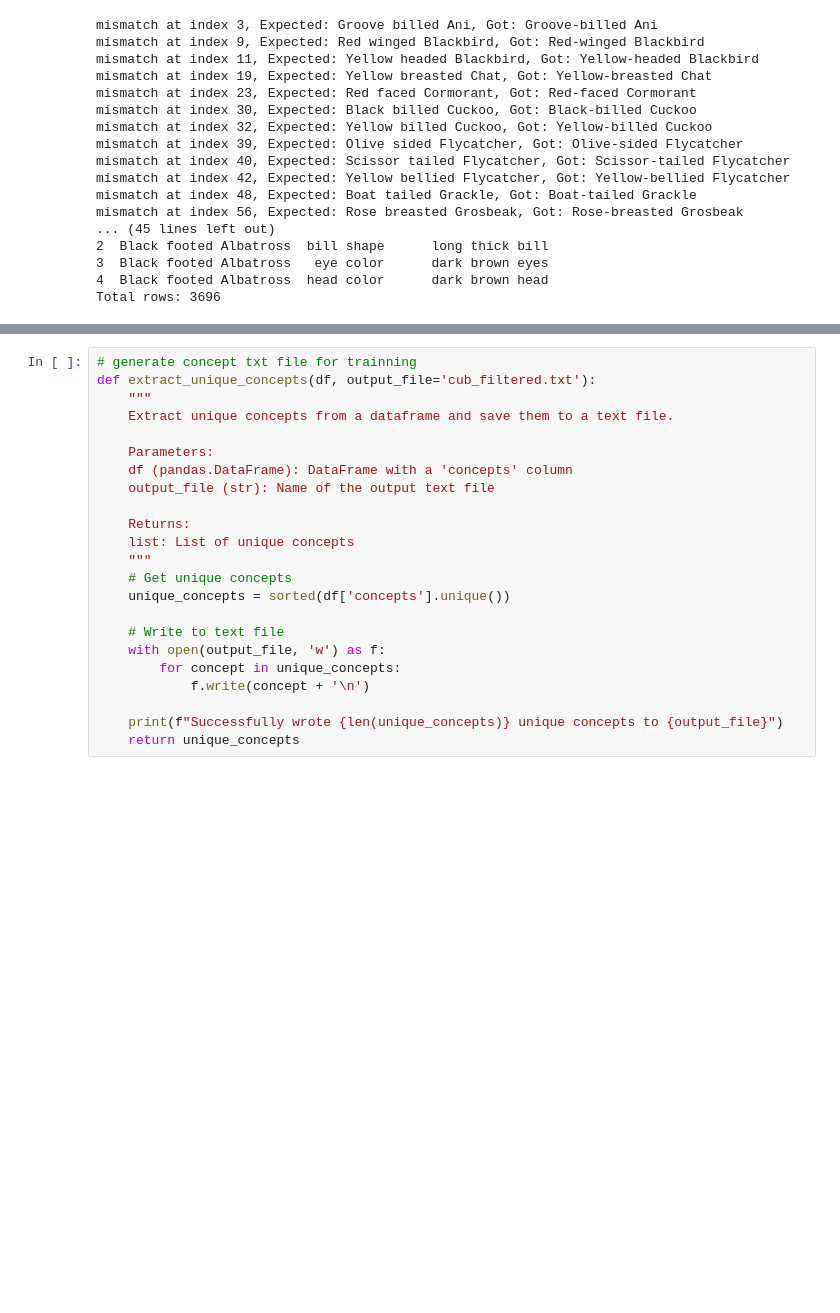
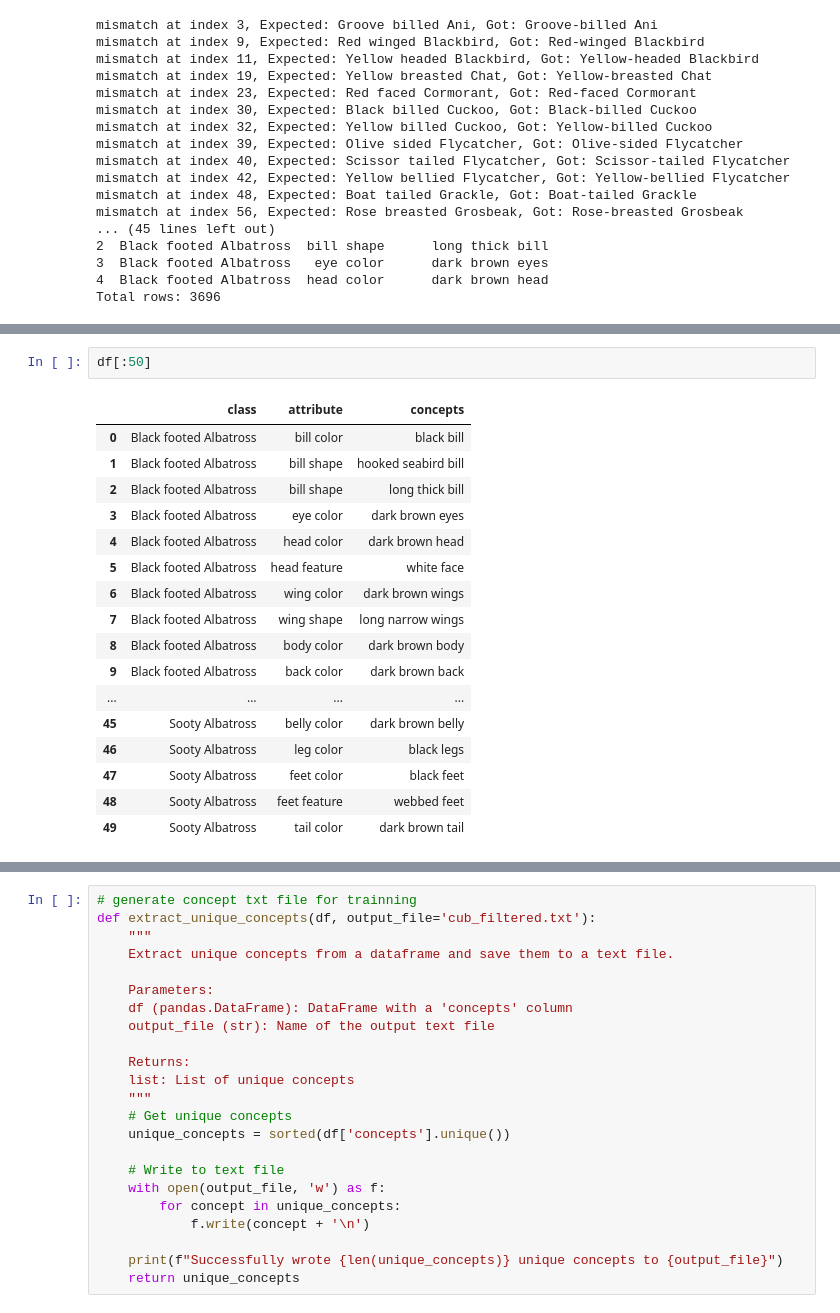
Before and after one commit to HenryXII/Faithful-CBM, a Jupyter notebook: refine_concepts.ipynb, the cells around one changed output, grey strips where cells are left out. Saved outputs shown, nothing was run; the diff lists cells and outputs as text; blank space fills up the shorter version.

```diff
--- a/refine_concepts.ipynb
+++ b/refine_concepts.ipynb
@@ -110,0 +114,20 @@ Name: count, Length: 84, dtype: int64
+# %%
+df[:50]
+# %% [output]
+|  | class | attribute | concepts |
+| 0 | Black footed Albatross | bill color | black bill |
+| 1 | Black footed Albatross | bill shape | hooked seabird bill |
+| 2 | Black footed Albatross | bill shape | long thick bill |
+| 3 | Black footed Albatross | eye color | dark brown eyes |
+| 4 | Black footed Albatross | head color | dark brown head |
+| 5 | Black footed Albatross | head feature | white face |
+| 6 | Black footed Albatross | wing color | dark brown wings |
+| 7 | Black footed Albatross | wing shape | long narrow wings |
+| 8 | Black footed Albatross | body color | dark brown body |
+| 9 | Black footed Albatross | back color | dark brown back |
+| ... | ... | ... | ... |
+| 45 | Sooty Albatross | belly color | dark brown belly |
+| 46 | Sooty Albatross | leg color | black legs |
+| 47 | Sooty Albatross | feet color | black feet |
+| 48 | Sooty Albatross | feet feature | webbed feet |
+| 49 | Sooty Albatross | tail color | dark brown tail |
```
Also changed, not shown: parts of 8 cells of this notebook, 3 other files.
